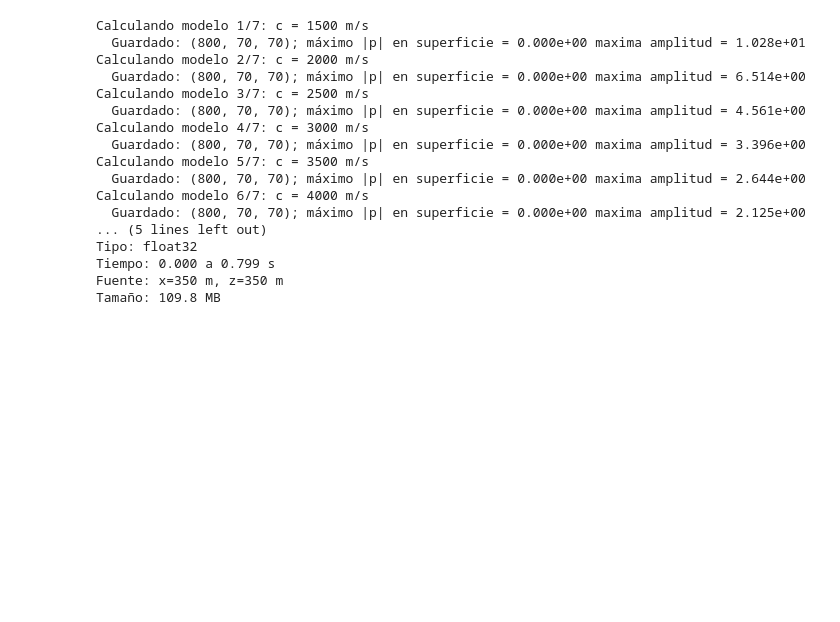
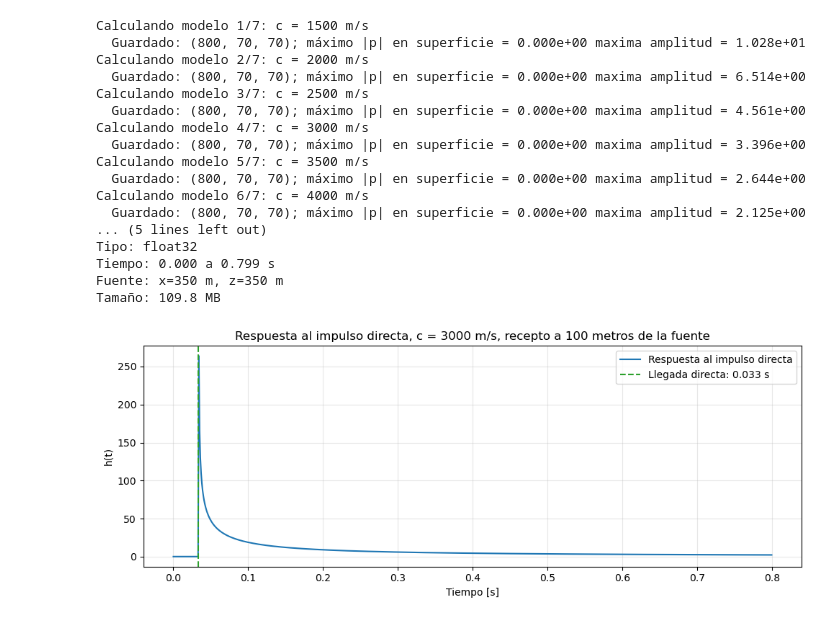
Before and after one commit to Konat23/DeepONet_AWP, a Jupyter notebook: src/01_Analytic/Analytical.ipynb, the cells around one changed output. Cells and saved outputs as stored; diff of their text form; code cells hidden in the pictures; blank space fills up the shorter version.

Commit message:
respuesta al impulso

```diff
--- a/src/01_Analytic/Analytical.ipynb
+++ b/src/01_Analytic/Analytical.ipynb
@@ -223,3 +319,60 @@ Tipo: float32
 Tiempo: 0.000 a 0.799 s
 Fuente: x=350 m, z=350 m
 Tamaño: 109.8 MB
+# %%
+import numpy as np
+import matplotlib.pyplot as plt
+
+imodel = 3
+c = velocities[imodel]
+
+ix_receiver = 45
+iz_receiver = 35
+
+xr = x[ix_receiver]
+zr = z[iz_receiver]
+
+r_direct = np.hypot(xr - x_source, zr - z_source)
+
+def green_2d(r, times, c):
+    if r <= 0:
+        raise ValueError("El receptor debe estar fuera de la fuente.")
+
+    arrival = r / c
+    g = np.zeros_like(times, dtype=float)
+
+    # El frente exacto es singular.
+    at_front = np.isclose(times, arrival, rtol=0.0, atol=1e-12)
+    after_front = (times > arrival) & ~at_front
+
+    g[after_front] = 1.0 / (
+        2.0 * np.pi * c**2
+        * np.sqrt(times[after_front]**2 - arrival**2)
+    )
+    g[at_front] = np.nan
+
+    return g
+
+# Solo contribución directa, con la escala del código original.
+h = source_scale * green_2d(r_direct, t, c)
+
+fig, ax = plt.subplots(figsize=(10, 4))
+
+ax.plot(t, h, label="Respuesta al impulso directa")
+ax.axvline(
+    r_direct / c,
+    color="tab:green",
+    linestyle="--",
+    label=f"Llegada directa: {r_direct / c:.3f} s",
+)
+
+ax.set_xlabel("Tiempo [s]")
+ax.set_ylabel("h(t)")
+ax.set_title(f"Respuesta al impulso directa, c = {c:g} m/s, recepto a {(ix_receiver - 35)*10} metros de la fuente")
+ax.grid(alpha=0.3)
+ax.legend()
+
+plt.tight_layout()
+plt.show()
+# %% [output]
+[figure, added]
```
Also changed, not shown: parts of 3 cells of this notebook.
